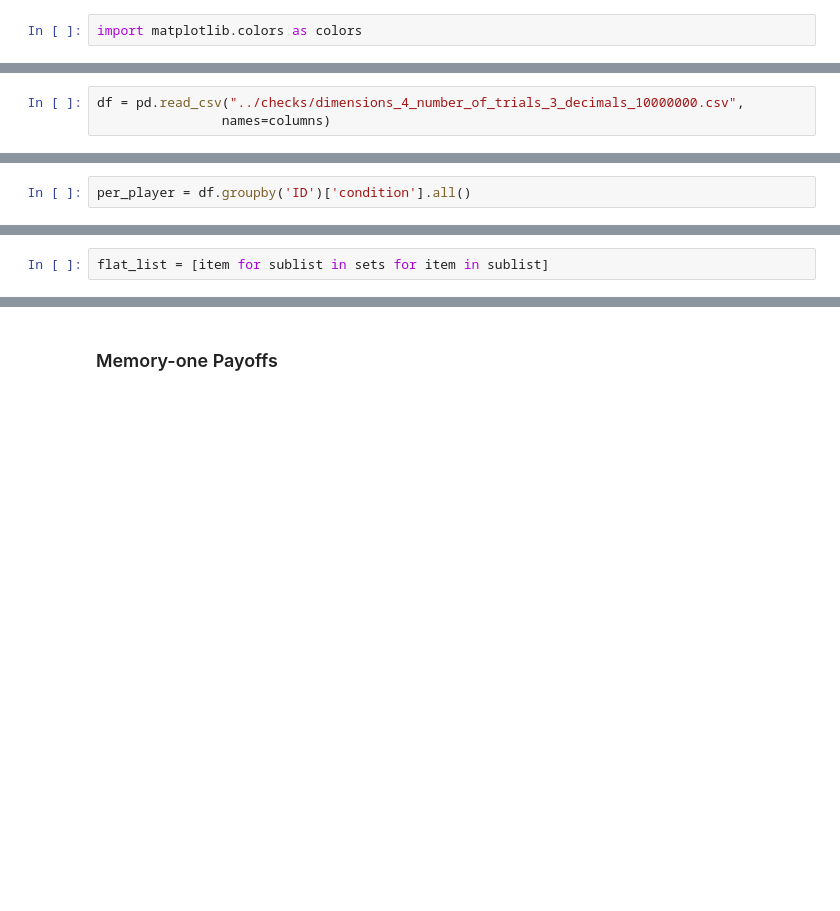
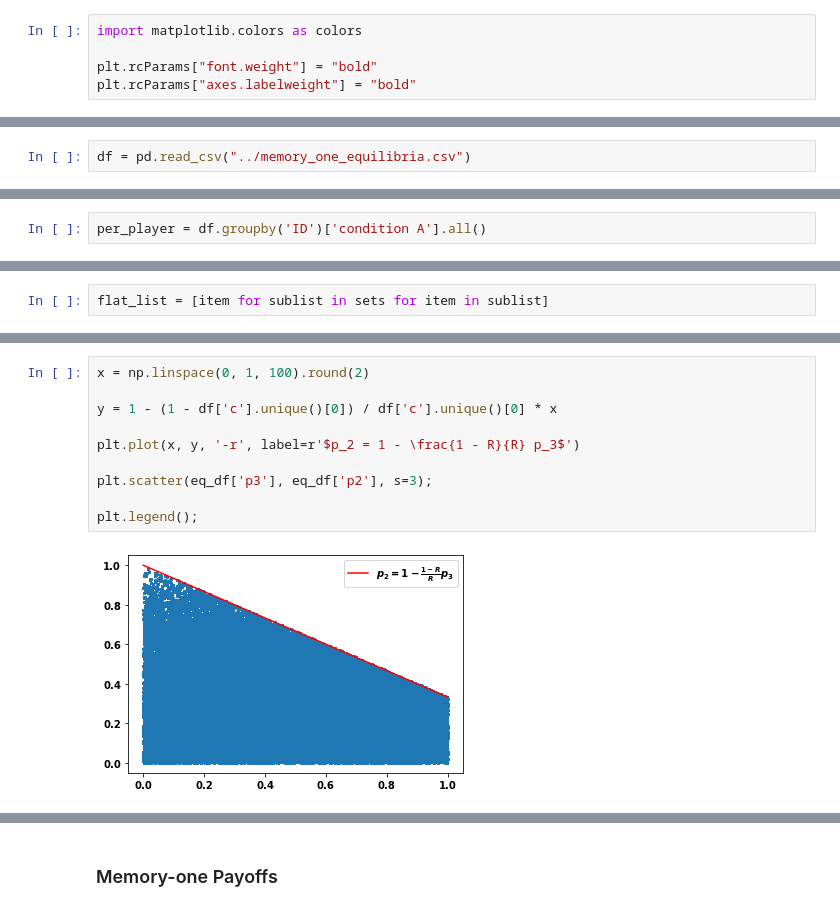
Before and after one commit to Nikoleta-v3/conditional-cooperation-with-longer-memory, a Jupyter notebook: nbs/Numerical simulations.ipynb, the cells around one changed output, grey strips where cells are left out. Saved outputs shown, nothing was run; the diff lists cells and outputs as text; blank space fills up the shorter version.

```diff
--- a/nbs/Numerical simulations.ipynb
+++ b/nbs/Numerical simulations.ipynb
@@ -18,6 +18,9 @@ import matplotlib
 from mpl_toolkits.axes_grid1 import make_axes_locatable
 # %%
 import matplotlib.colors as colors
+
+plt.rcParams["font.weight"] = "bold"
+plt.rcParams["axes.labelweight"] = "bold"
 # %%
 plt.rcParams["font.weight"] = "bold"
 plt.rcParams["axes.labelweight"] = "bold"
@@ -449,3 +474,2 @@ columns = ["ID", 'p1', 'p2', 'p3', 'p4', 'q1', 'q2', 'q3', 'q4',
 # %%
-df = pd.read_csv("../checks/dimensions_4_number_of_trials_3_decimals_10000000.csv",
-                names=columns)
+df = pd.read_csv("../memory_one_equilibria.csv")
@@ -465,7 +476,7 @@ len(df), len(df['ID'].unique())
 # %% [markdown]
 ### Equilibria
 # %%
-per_player = df.groupby('ID')['condition'].all()
+per_player = df.groupby('ID')['condition A'].all()
 # %%
 eq_players_ID = per_player[per_player == True].index
 # %%
@@ -556,0 +562,12 @@ set.intersection(*other_sets)
+# %%
+x = np.linspace(0, 1, 100).round(2)
+
+y = 1 - (1 - df['c'].unique()[0]) / df['c'].unique()[0] * x
+
+plt.plot(x, y, '-r', label=r'$p_2 = 1 - \frac{1 - R}{R} p_3$')
+
+plt.scatter(eq_df['p3'], eq_df['p2'], s=3);
+
+plt.legend();
+# %% [output]
+[figure, added]
```
Also changed, not shown: parts of 115 cells of this notebook, 17 other files.
